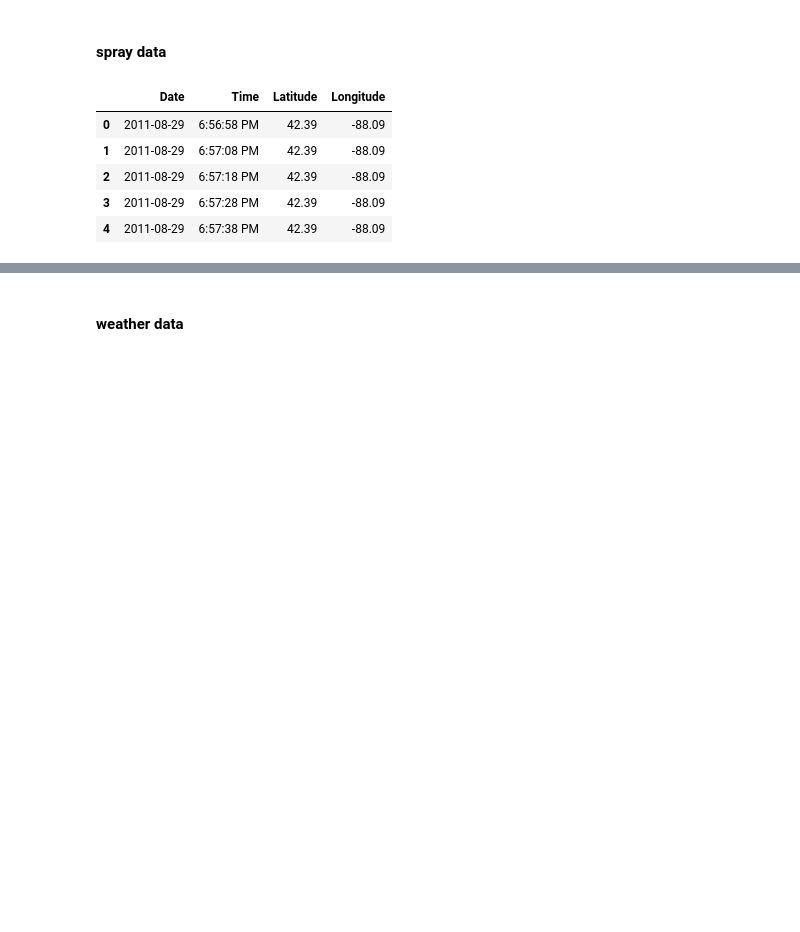
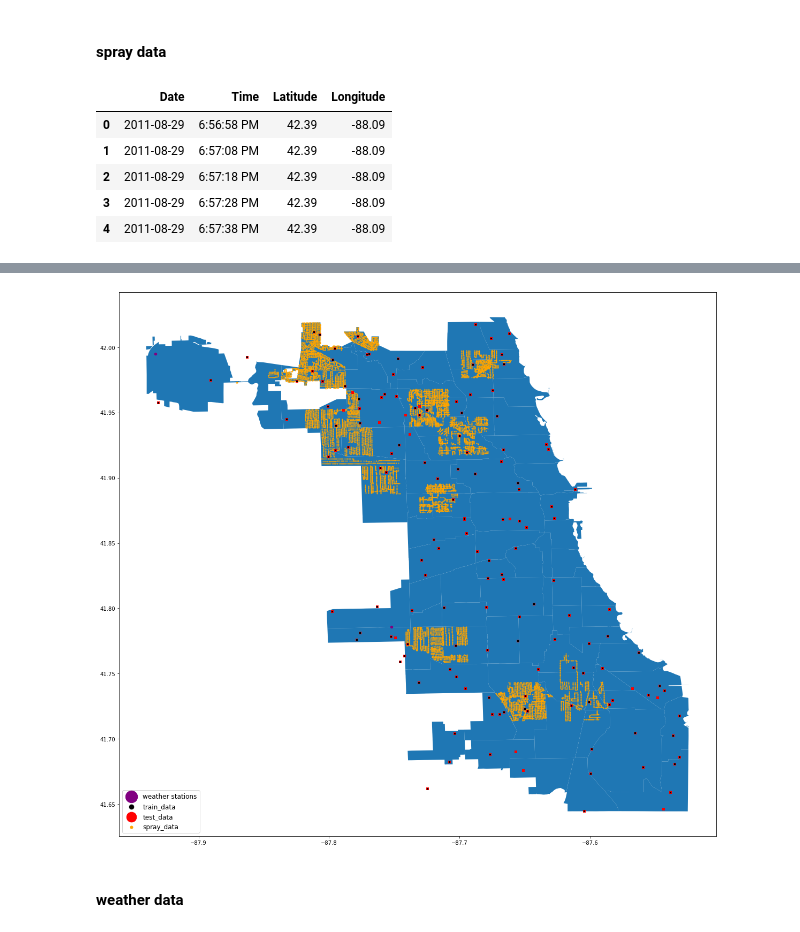
Before and after one commit to oliverfyh/Project-West-Nile-Virus-Prediction, a Jupyter notebook: code/1_Data_Preparation.ipynb, the cells around one changed output, grey strips where cells are left out. Saved outputs shown, nothing was run; the diff lists cells and outputs as text; code cells hidden in the pictures; blank space fills up the shorter version.

```diff
--- a/code/1_Data_Preparation.ipynb
+++ b/code/1_Data_Preparation.ipynb
@@ -179,3 +234,14 @@ plt.show()
+# %%
+df_spray = df_spray.query("Latitude < 42.3")
+# %%
+dict_df = {'train_data':df_train,
+           'test_data':df_test,
+           'spray_data':df_spray,
+
+          }
+plot_geodata(dict_df)
+# %% [output]
+[figure, added]
 # %% [markdown]
 #### weather data
 # %%
```
Also changed, not shown: parts of 63 cells of this notebook, 2 other files.
